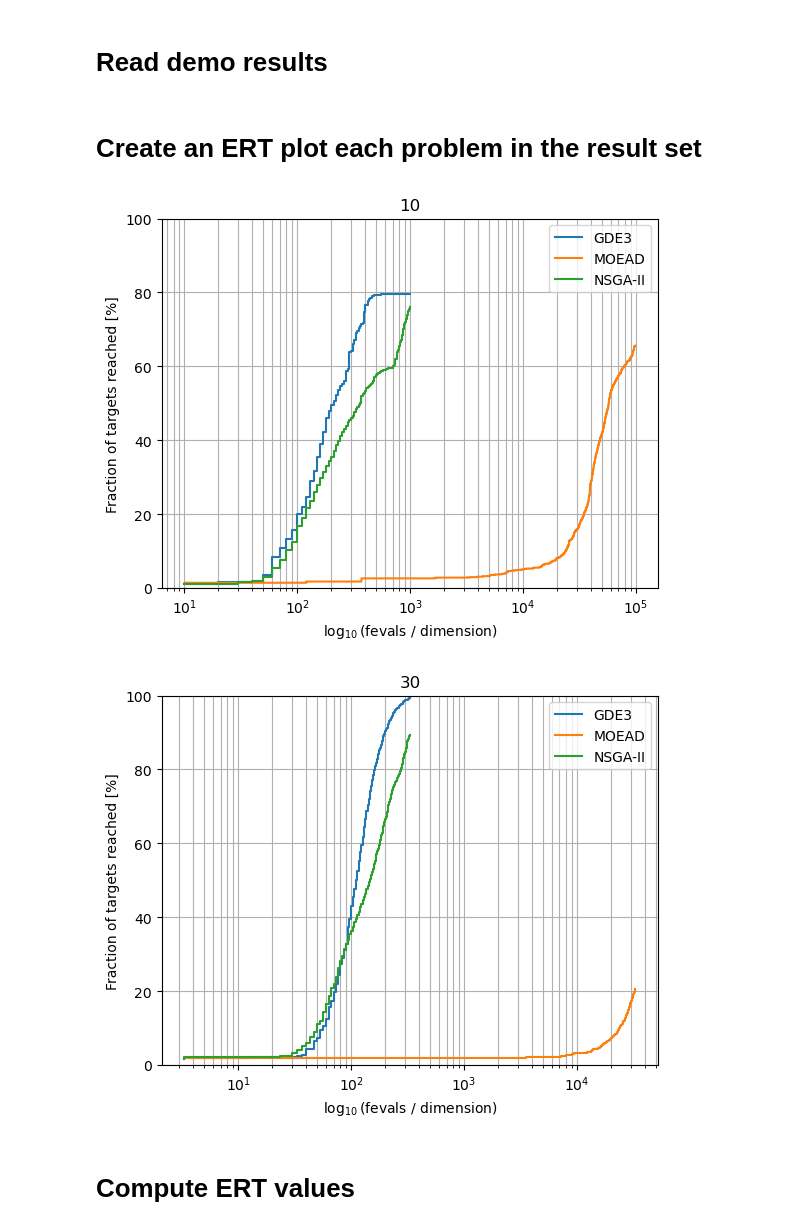
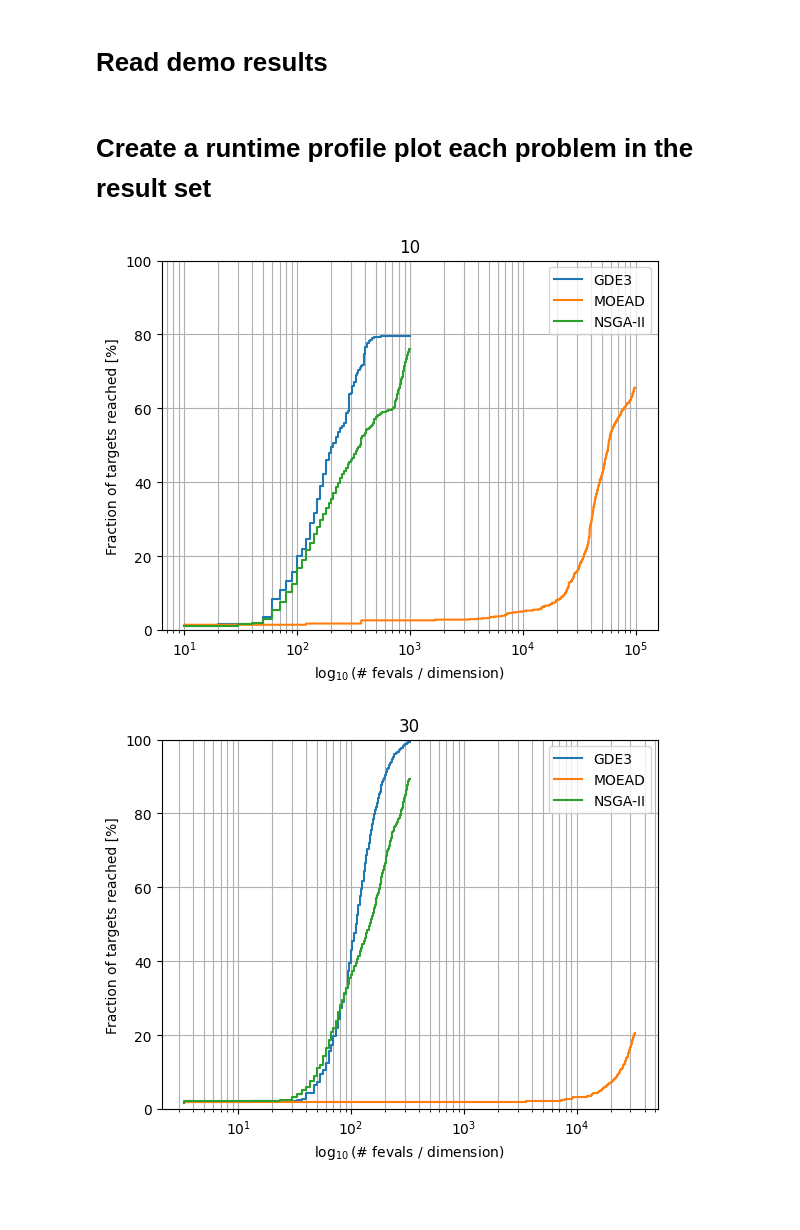
Before and after one commit to numbbo/coco-visualize, a Jupyter notebook: example.ipynb, the cells around one changed output. Saved outputs shown, nothing was run; the diff lists cells and outputs as text; code cells hidden in the pictures; blank space fills up the shorter version.

Commit message:
Fix example notebook to use new rtpplot function

```diff
--- a/example.ipynb
+++ b/example.ipynb
@@ -22,16 +22,14 @@ for result_file in DATA_DIR.glob("*.csv"):
     # Store results in result set
     results.append(Result(algorithm, problem, data, "Evaluations"))
 # %% [markdown]
-# Create an ERT plot each problem in the result set
+# Create a runtime profile plot each problem in the result set
 # %%
 number_of_targets = 101
 indicator = "Hypervolume"
 
 for problem, result_subset in results.by_number_of_variables():
-    ax = ertplot(result_subset, "Hypervolume", number_of_targets=number_of_targets)
+    ax = rtpplot(result_subset, "Hypervolume", number_of_targets=number_of_targets)
     ax.set_title(problem)
 # %% [output]
-[figure, old version]
+[figure, new version]
-[figure, old version]
+[figure, new version]
-# %% [markdown]
-# Compute ERT values
```
Also changed, not shown: parts of 4 cells of this notebook.
